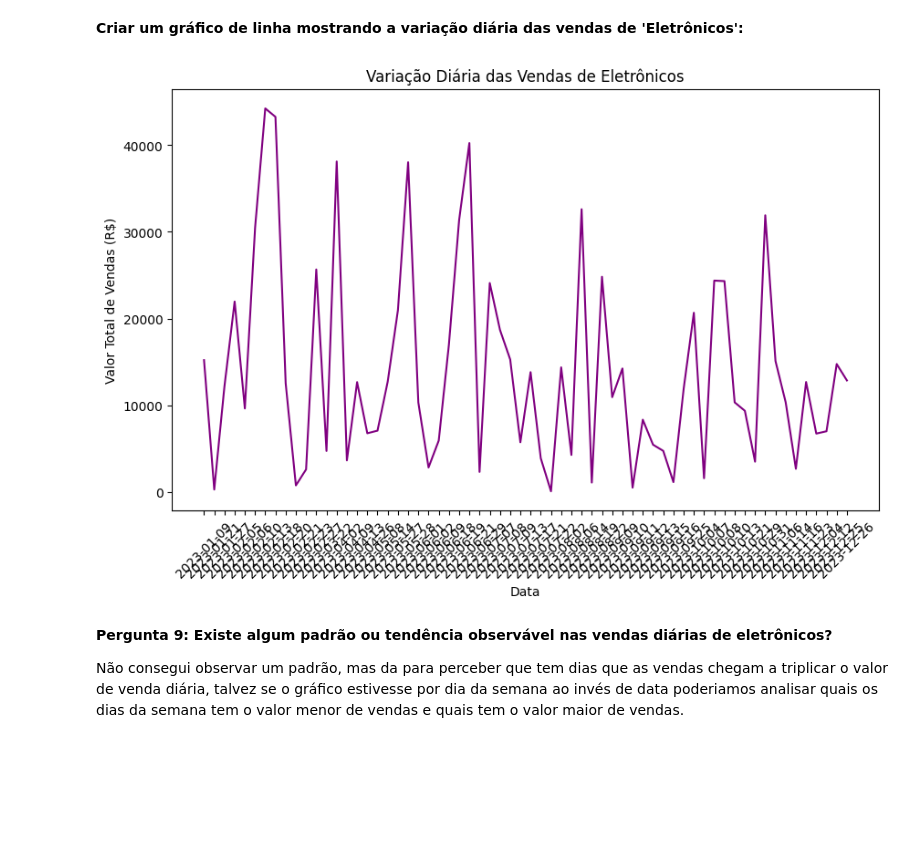
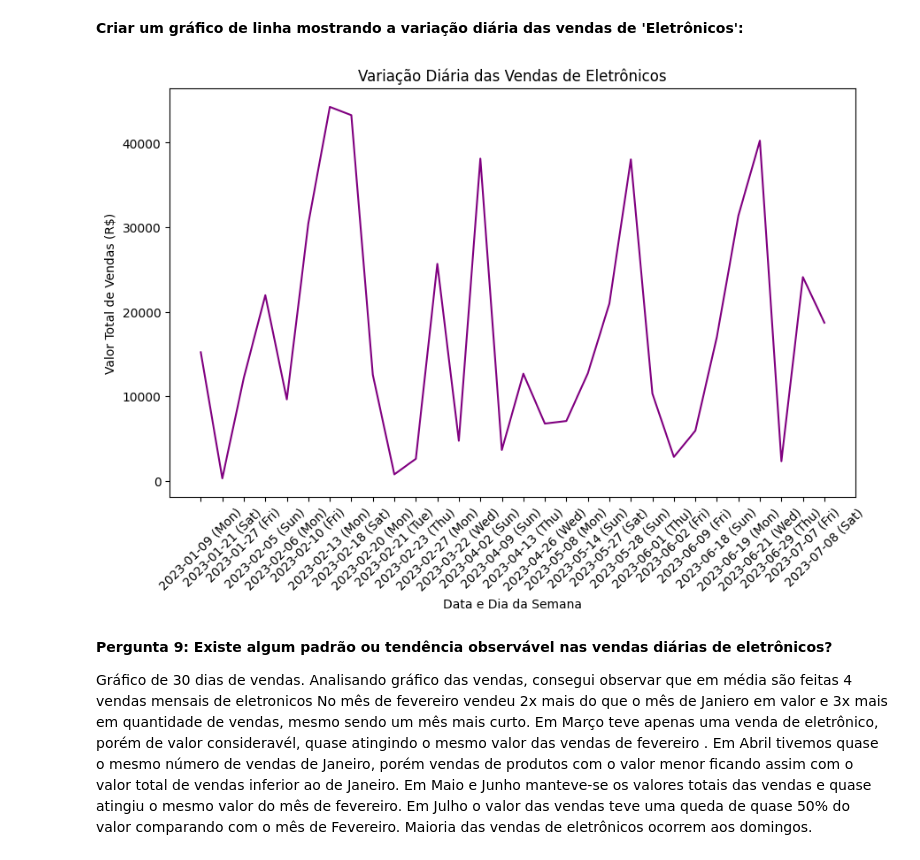
Before and after one commit to reprograma/on35-python-s12-pandas-numpy-II, a Jupyter notebook: exercicios/para-casa/exercicio_casa.ipynb, the cells around one changed output. Saved outputs shown, nothing was run; the diff lists cells and outputs as text; code cells hidden in the pictures; blank space fills up the shorter version.

```diff
--- a/exercicios/para-casa/exercicio_casa.ipynb
+++ b/exercicios/para-casa/exercicio_casa.ipynb
@@ -88,6 +74,9 @@ Função utilizada: unique() que retorna um array numpy contendo os valores úni
 **Filtrar os dados para mostrar apenas as vendas da categoria 'Eletrônicos':**
 
 ![image-2.png](attachment:image-2.png)
+# %%
+eletronicos = df[df['Categoria'] == 'Eletrônicos']
+eletronicos
 # %% [markdown]
 **Pergunta 4: Qual é a média do valor total das vendas na categoria 'Eletrônicos'?**
 
@@ -163,18 +155,29 @@ Resposta: A categoria que se destaca é a de brinquedos com o maior número de v
 **Criar um gráfico de linha mostrando a variação diária das vendas de 'Eletrônicos':**
 # %%
 vendas_diarias = eletronicos.groupby('Data')['Valor_Total'].sum().reset_index()
+vendas_diarias = vendas_diarias.head(30)
 
+# Criando uma nova coluna
+vendas_diarias['Data_e_Dia'] = vendas_diarias['Data'].dt.strftime('%Y-%m-%d (%a)')
+
+# Plotando o gráfico
 plt.figure(figsize=(10, 6))
-plt.plot(vendas_diarias['Data'], vendas_diarias['Valor_Total'], color='purple')
-plt.xlabel('Data')
+plt.plot(vendas_diarias.index, vendas_diarias['Valor_Total'], color='purple')
+plt.xlabel('Data e Dia da Semana')
 plt.ylabel('Valor Total de Vendas (R$)')
 plt.title('Variação Diária das Vendas de Eletrônicos')
-plt.xticks(rotation=45)
+plt.xticks(vendas_diarias.index, vendas_diarias['Data_e_Dia'], rotation=45)
 plt.show()
 # %% [output]
-[figure, old version]
+[figure, new version]
-# %% [markdown]
-**Pergunta 9: Existe algum padrão ou tendência observável nas vendas diárias de eletrônicos?**
-
-Não consegui observar um padrão, mas da para perceber que tem dias que as vendas chegam a triplicar o valor de venda diária, talvez se o gráfico
-estivesse por dia da semana ao invés de data poderiamos analisar quais os dias da semana tem o valor menor de vendas e quais tem o valor maior de vendas.
+# %% [markdown]
+**Pergunta 9: Existe algum padrão ou tendência observável nas vendas diárias de eletrônicos?**
+
+Gráfico de 30 dias de vendas.
+Analisando gráfico das vendas, consegui observar que em média são feitas 4 vendas mensais de eletronicos
+No mês de fevereiro vendeu 2x mais do que o mês de Janiero em valor e 3x mais em quantidade de vendas, mesmo sendo um mês mais curto.
+Em Março teve apenas uma venda de eletrônico, porém de valor consideravél, quase atingindo o mesmo valor das vendas de fevereiro .
+Em Abril tivemos quase o mesmo número de vendas de Janeiro, porém vendas de produtos com o valor menor ficando assim com o valor total de vendas inferior ao de Janeiro.
+Em Maio e Junho manteve-se os valores totais das vendas e quase atingiu o mesmo valor do mês de fevereiro.
+Em Julho o valor das vendas teve uma queda de quase 50% do valor comparando com o mês de Fevereiro.
+Maioria das vendas de eletrônicos ocorrem aos domingos.
```
Also changed, not shown: parts of 3 cells of this notebook.
